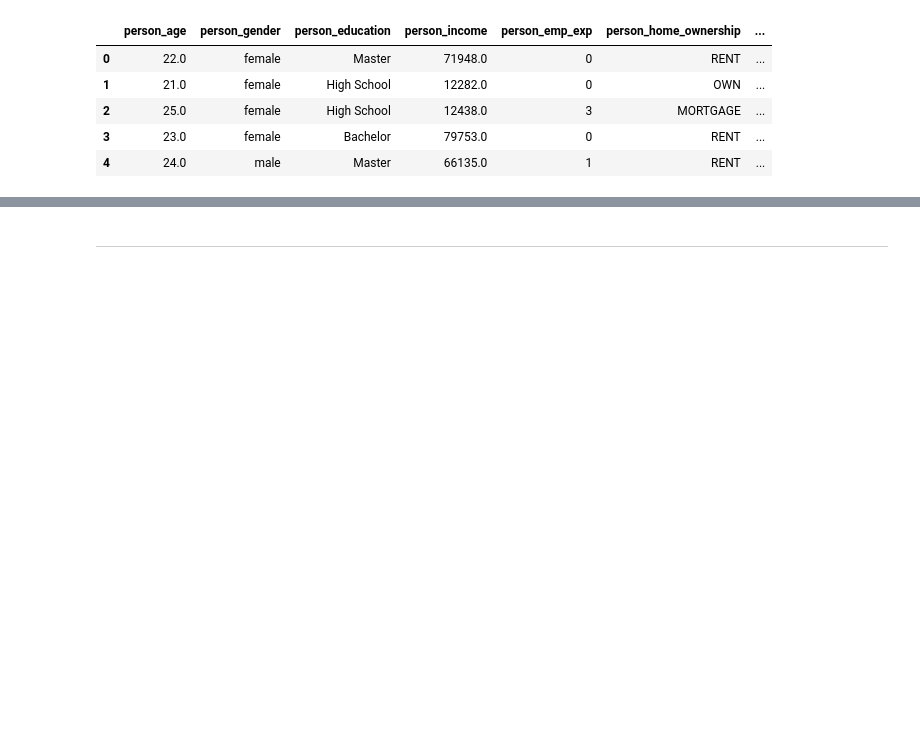
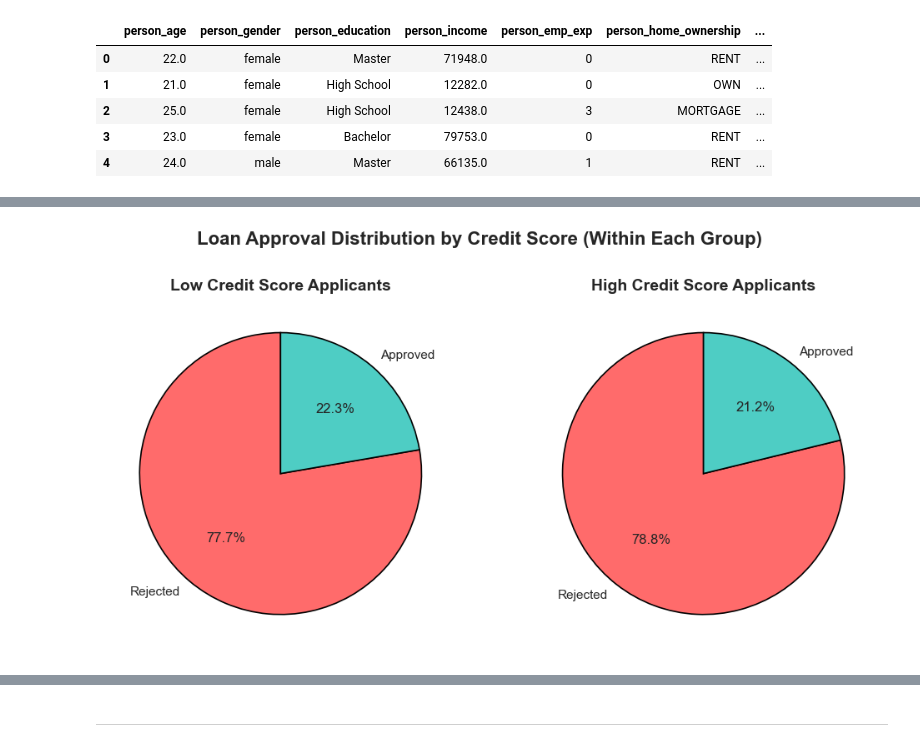
Before and after one commit to Syed313110/Loan_data_analysis, a Jupyter notebook: jupyter_notebooks/loan_approval_analysis.ipynb, the cells around one changed output, grey strips where cells are left out. Saved outputs shown, nothing was run; the diff lists cells and outputs as text; code cells hidden in the pictures; blank space fills up the shorter version.

```diff
--- a/jupyter_notebooks/loan_approval_analysis.ipynb
+++ b/jupyter_notebooks/loan_approval_analysis.ipynb
@@ -177,0 +203,34 @@ df.head()
+# %%
+import matplotlib.pyplot as plt
+
+# Map 0/1 to Approved/Rejected
+status_labels = {0:'Rejected', 1:'Approved'}
+
+# Compute normalized percentages per group
+def get_group_percentages(df, score_col='HighCreditScore', target_col='loan_status', score_value=1):
+    group = df[df[score_col]==score_value][target_col].value_counts(normalize=True)
+    # Ensure both labels exist (0 and 1) so pie chart slices don't mismatch
+    group = group.reindex([0,1], fill_value=0)
+    return group
+
+high_score_pct = get_group_percentages(df, score_value=1)
+low_score_pct = get_group_percentages(df, score_value=0)
+
+colors = ['#FF6B6B', '#4ECDC4']
+
+fig, axes = plt.subplots(1, 2, figsize=(12,6))
+
+# Low Credit Score Pie Chart
+axes[0].pie(low_score_pct, labels=[status_labels[i] for i in low_score_pct.index],
+            autopct='%1.1f%%', startangle=90, colors=colors, wedgeprops={'edgecolor':'black','linewidth':1.2})
+axes[0].set_title("Low Credit Score Applicants", fontsize=14, fontweight='bold')
+
+# High Credit Score Pie Chart
+axes[1].pie(high_score_pct, labels=[status_labels[i] for i in high_score_pct.index],
+            autopct='%1.1f%%', startangle=90, colors=colors, wedgeprops={'edgecolor':'black','linewidth':1.2})
+axes[1].set_title("High Credit Score Applicants", fontsize=14, fontweight='bold')
+
+plt.suptitle("Loan Approval Distribution by Credit Score (Within Each Group)", fontsize=16, fontweight='bold')
+plt.show()
+# %% [output]
+[figure, added]
```
Also changed, not shown: parts of 3 cells of this notebook.
